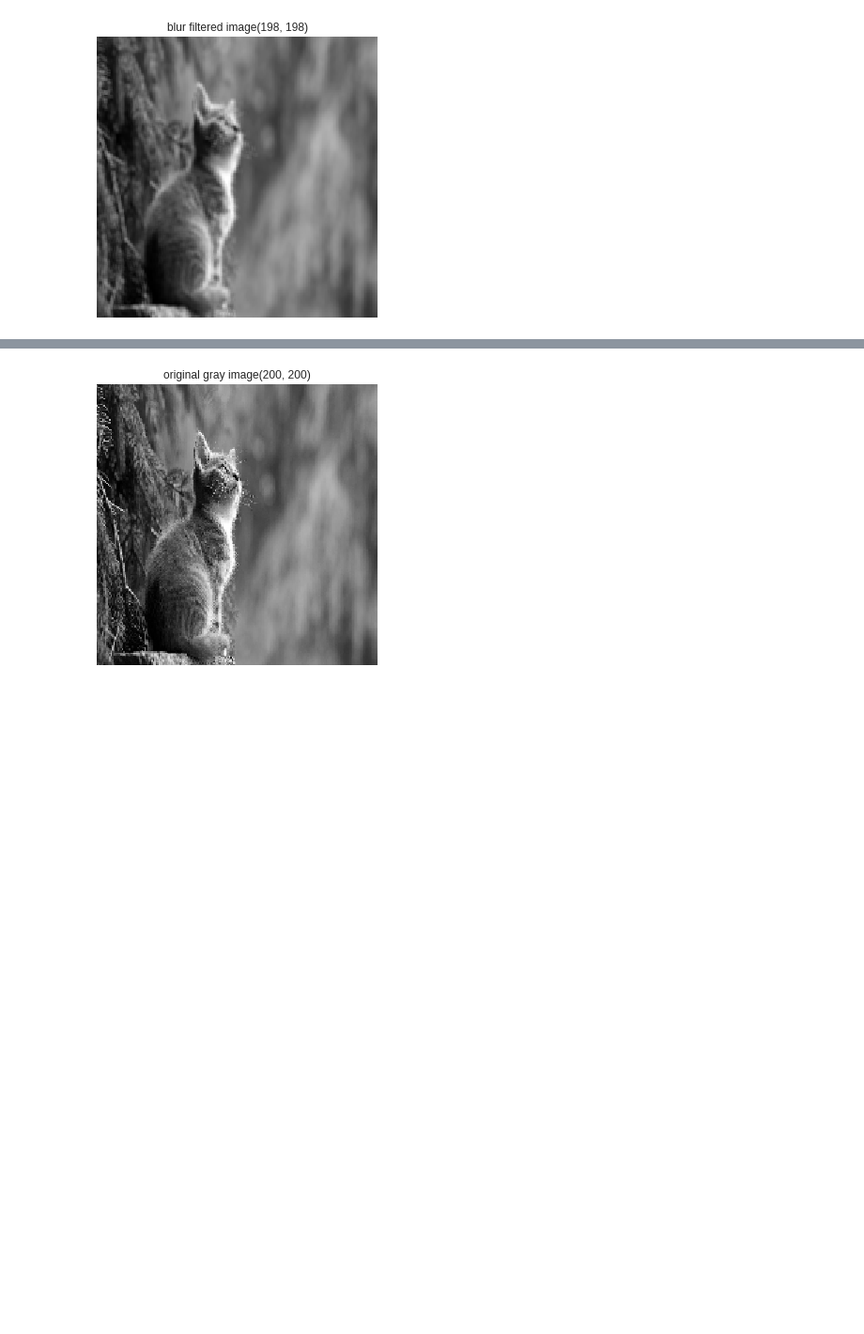
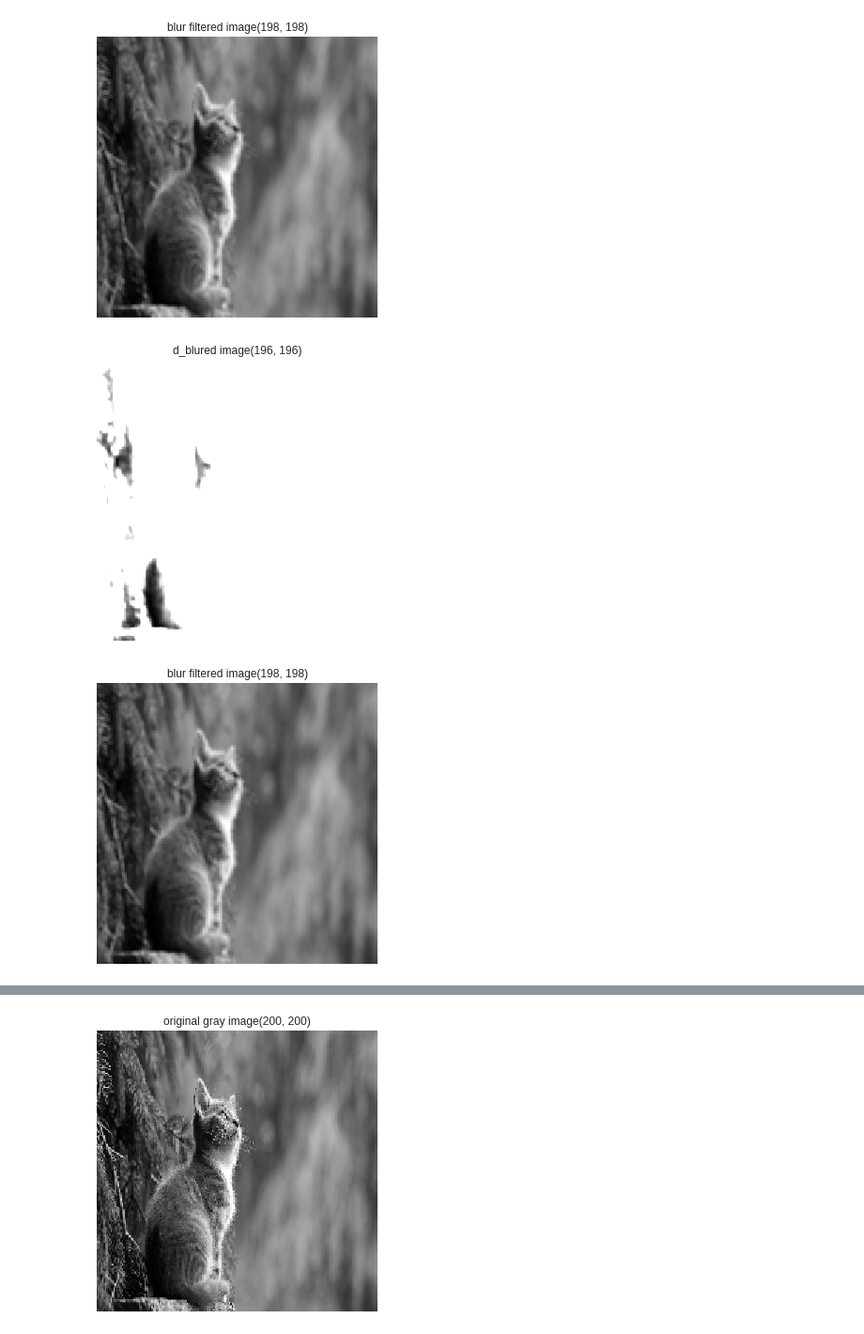
Before and after one commit to macabdul9/ml-cb, a Jupyter notebook: L16-CNN/cnn-online.ipynb, the cells around one changed output, grey strips where cells are left out. Shown at 94% size. Saved outputs shown, nothing was run; the diff lists cells and outputs as text; code cells hidden in the pictures; blank space fills up the shorter version.

```diff
--- a/L16-CNN/cnn-online.ipynb
+++ b/L16-CNN/cnn-online.ipynb
@@ -54,6 +54,6 @@ def convolution(img, img_filter):
 # define filter
 blur = np.ones((3, 3))/9.0
 # %%
-blurred_img = convolution(img_gray, blur)
+blured_img = convolution(img_gray, blur)
 # %%
 drawImage(img_gray, title='original image', c='gray')
@@ -61,3 +61,13 @@ drawImage(blurred_img, title='blur filtered image', c='gray')
 # %% [output]
 [figure]
 [figure]
+# %%
+d_blur = np.linalg.pinv(np.ones((3, 3))/9.0)
+# %%
+d_blured = convolution(blured_img, d_blur)
+# %%
+drawImage(d_blured, title='d_blured image', c='gray')
+drawImage(blured_img, title='blur filtered image', c='gray')
+# %% [output]
+[figure, added]
+[figure, added]
```
Also changed, not shown: parts of 2 cells of this notebook, 2 other files.
